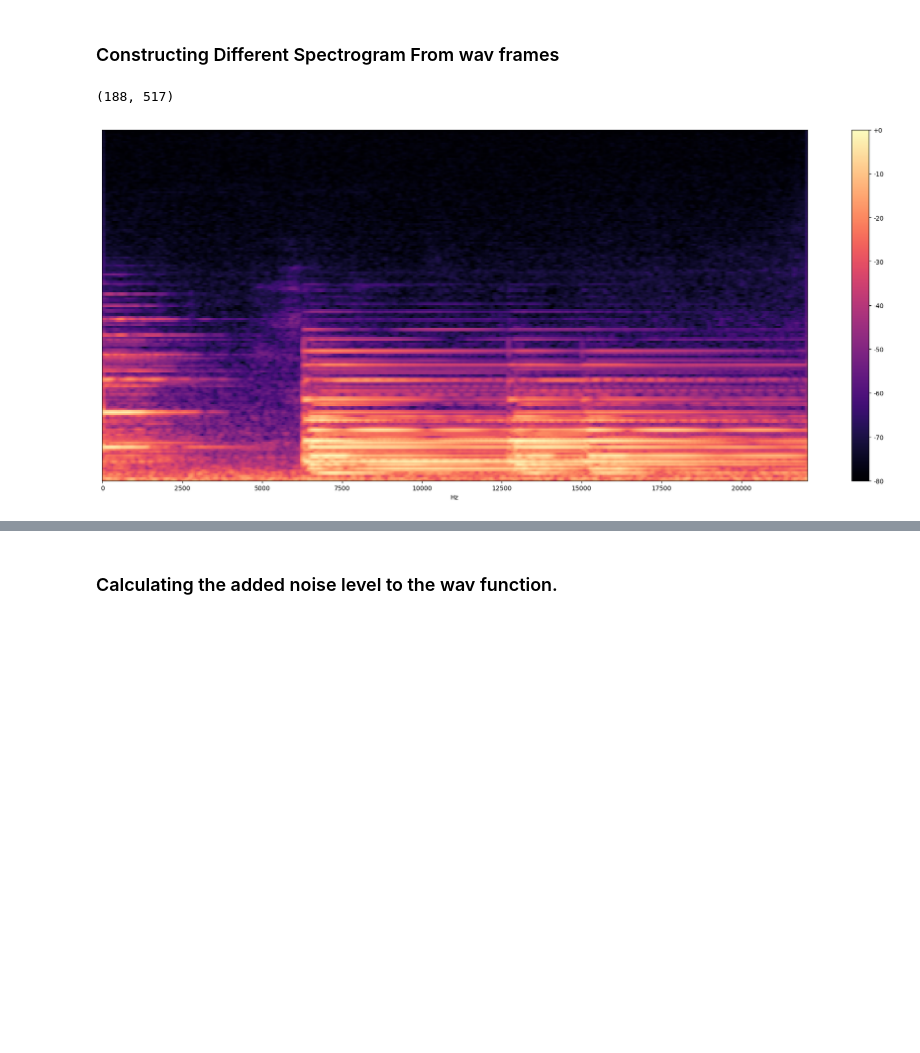
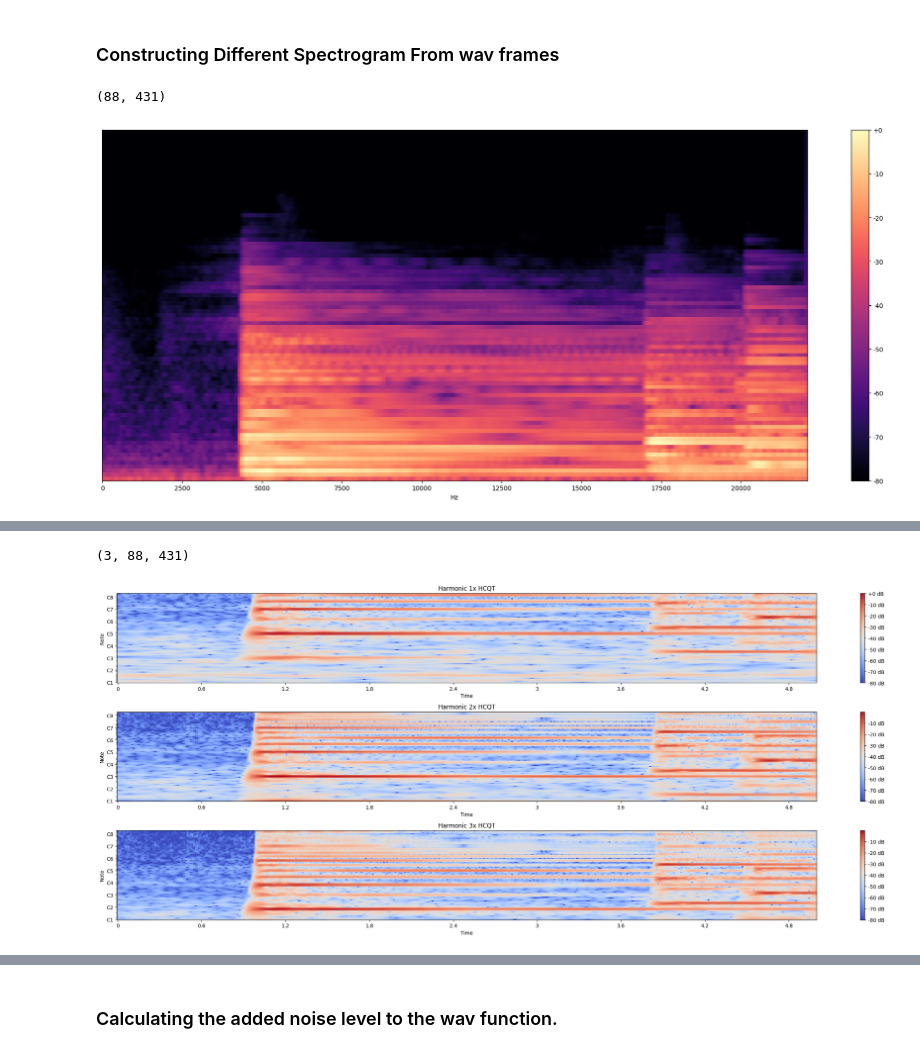
Before and after one commit to YouxunLkiu/Musheet, a Jupyter notebook: train.ipynb, the cells around one changed output, grey strips where cells are left out. Cells and saved outputs as stored; diff of their text form; code cells hidden in the pictures; blank space fills up the shorter version.

```diff
--- a/train.ipynb
+++ b/train.ipynb
@@ -359,21 +439,35 @@ def extract_hcqt_spectrogram(audio, sr, n_bins=88, bins_per_octave=12, hop_lengt
 # %%
 # Example audio input
 ballade1, sr = load_wav_from_index(505)
 frame_time = 2048 /sr
 num_frame = 22
-audio1 = audio_segment_between(509,515,ballade1, sr)
+audio1 = audio_segment_between(0,5,ballade1, sr)
 quick_sample = audio_segment_between(0, num_frame*frame_time, ballade1, sr)
-mel_spectrogram = extract_mel_spectrogram(audio1, sr, n_mels =188)
+mel_spectrogram = extract_mel_spectrogram(audio1, sr, n_mels =88)
 print(mel_spectrogram.shape)
 
 
 plt.figure(figsize=(25, 10))
 librosa.display.specshow(mel_spectrogram,
                          sr=sr,
                          x_axis="linear")
 plt.colorbar(format="%+2.f")
 plt.show()
 ipd.Audio(data= audio1, rate= sr)
+
+
+hcqt = extract_hcqt_spectrogram(audio1, sr, n_bins=88, bins_per_octave=24)  # Adjust bins_per_octave as needed
+print(hcqt.shape)
+
+# Visualization
+plt.figure(figsize=(25, 10))
+for i, harmonic in enumerate([1, 2, 3]):
+    plt.subplot(3, 1, i + 1)
+    librosa.display.specshow(hcqt[i, :, :], sr=sr, hop_length=512, x_axis="time", y_axis="cqt_note", cmap="coolwarm")
+    plt.colorbar(format="%+2.0f dB")
+    plt.title(f"Harmonic {harmonic}x HCQT")
+plt.tight_layout()
+plt.show()
 # %% [output]
-(188, 517)
+(88, 431)
-[figure, old version]
+[figure, new version]
@@ -380,0 +474,2 @@ ipd.Audio(data= audio1, rate= sr)
+(3, 88, 431)
+[figure, added]
```
Also changed, not shown: parts of 35 cells of this notebook, 3 other files.
